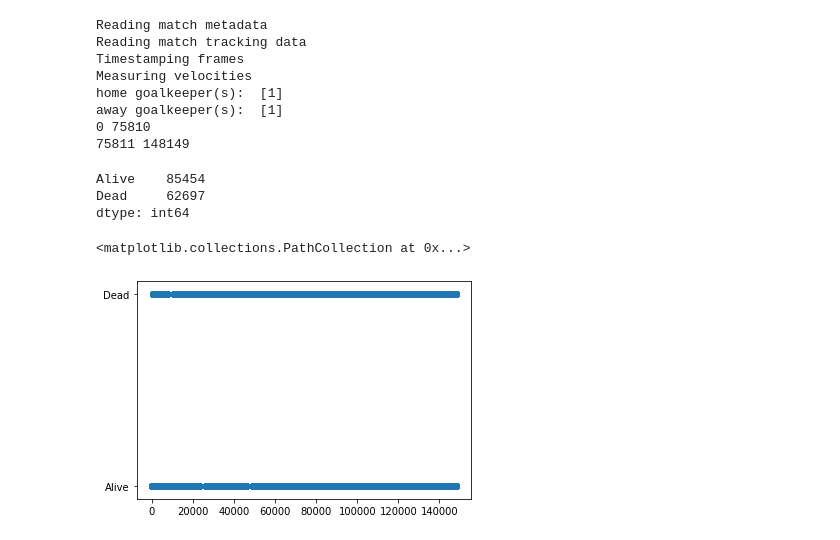
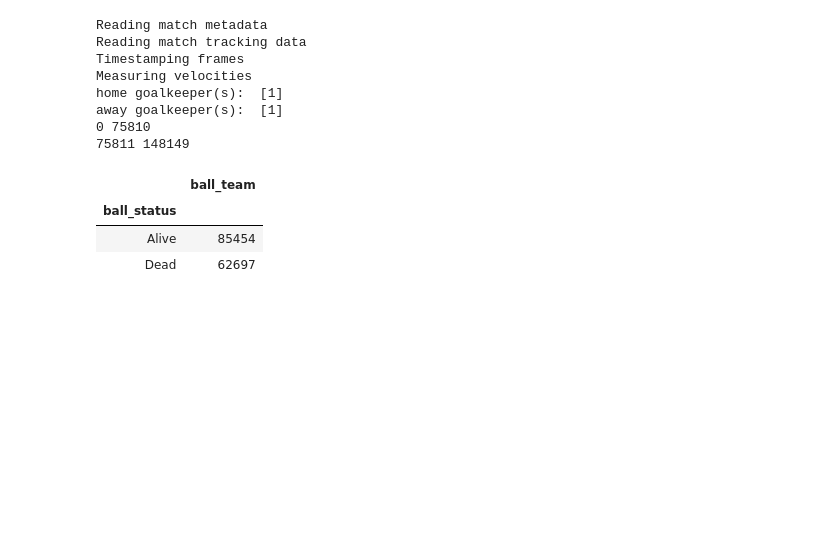
Before and after one commit to Jbalkan/SoccerTrackingData3, a Jupyter notebook: 6_ball_in_play.ipynb, the cells around one changed output. Saved outputs shown, nothing was run; the diff lists cells and outputs as text; code cells hidden in the pictures; blank space fills up the shorter version.

```diff
--- a/6_ball_in_play.ipynb
+++ b/6_ball_in_play.ipynb
@@ -51,14 +51,12 @@ away goalkeeper(s):  [1]
 0 75810
 75811 148149
 # %%
-alive = pd.Series([x.ball_status for x in frames_tb])
-alive.value_counts()
+ball_series = pd.DataFrame([[x.ball_status, x.ball_team] for x in frames_tb],
+                           columns=['ball_status', 'ball_team'])
-# %% [output]
-Alive    85454
-Dead     62697
-dtype: int64
-# %%
-plt.scatter(alive.index, alive.values)
-# %% [output]
-<matplotlib.collections.PathCollection at 0x...>
-[figure, removed]
+# %%
+ball_series.groupby('ball_status').count()
+# %% [output]
+|  | ball_team |
+| ball_status |  |
+| Alive | 85454 |
+| Dead | 62697 |
```
Also changed, not shown: 2 other files.
